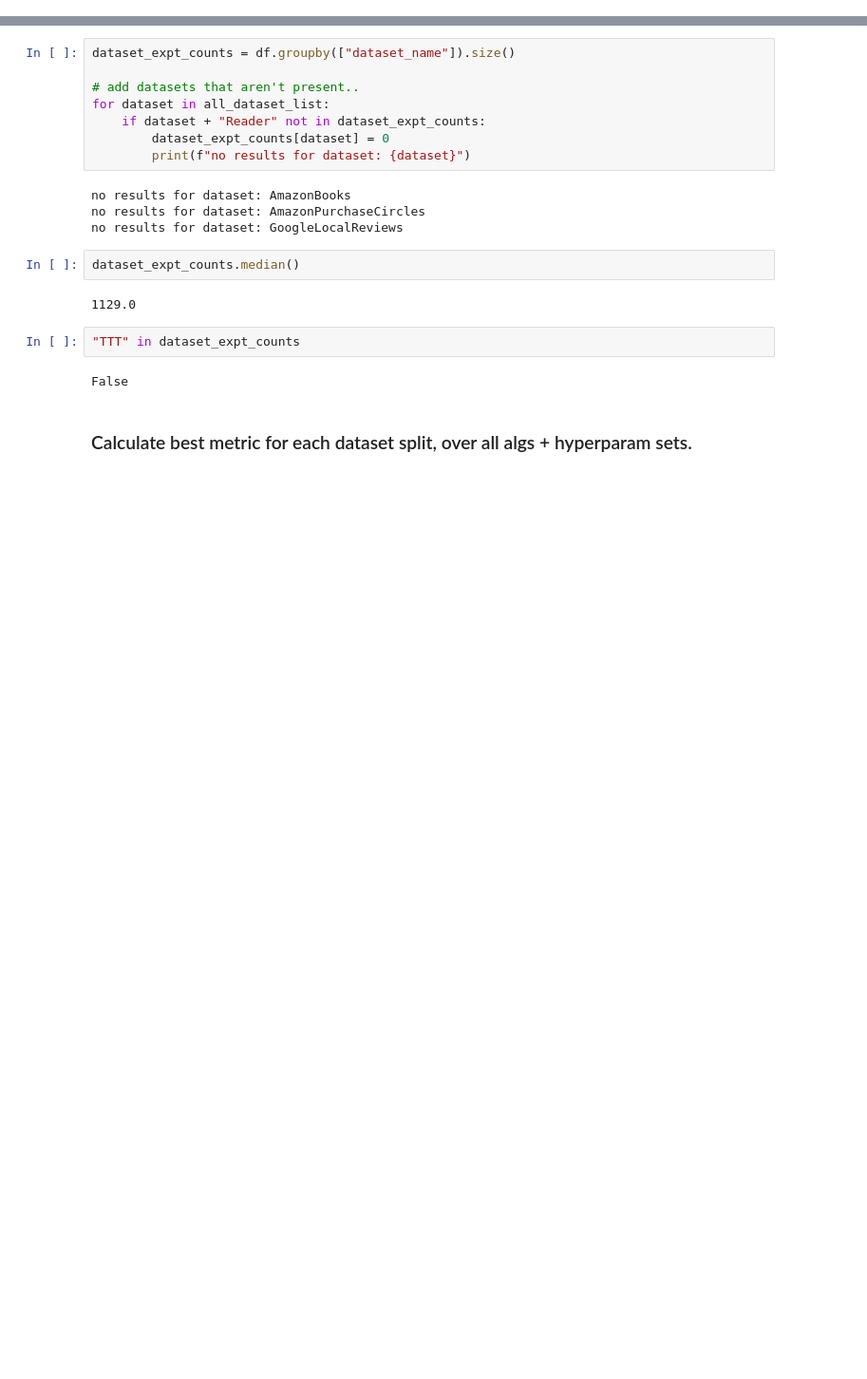
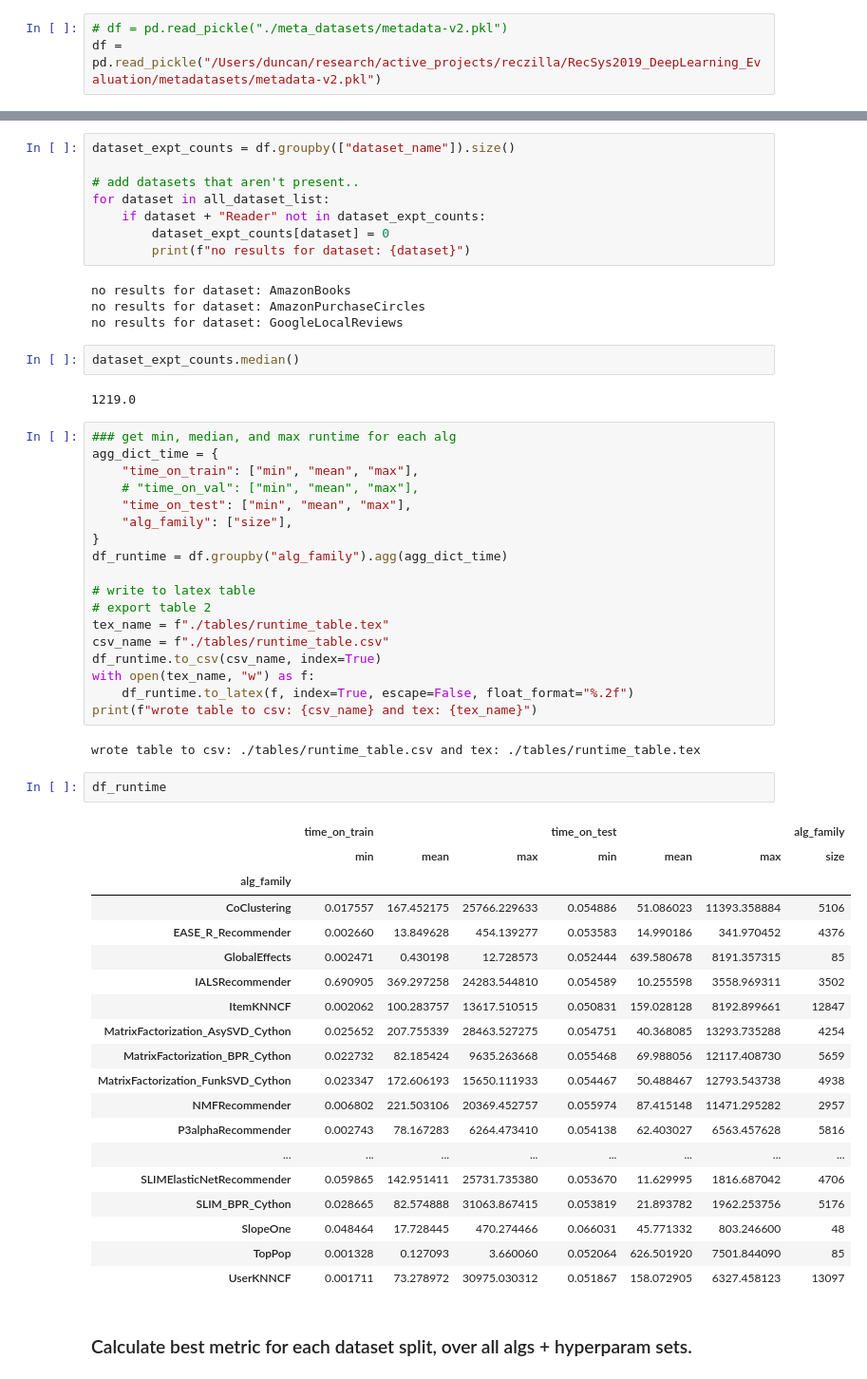
Before and after one commit to naszilla/reczilla, a Jupyter notebook: notebooks/best_alg_performance_tables.ipynb, the cells around one changed output, grey strips where cells are left out. Shown at 95% size. Cells and saved outputs as stored; diff of their text form; blank space fills up the shorter version.

```diff
--- a/notebooks/best_alg_performance_tables.ipynb
+++ b/notebooks/best_alg_performance_tables.ipynb
@@ -10,3 +8,6 @@ df = pd.read_pickle("./meta_datasets/metadata-v1.1.pkl")
+# %%
+# df = pd.read_pickle("./meta_datasets/metadata-v2.pkl")
+df = pd.read_pickle("/Users/duncan/research/active_projects/reczilla/RecSys2019_DeepLearning_Evaluation/metadatasets/metadata-v2.pkl")
 # %% [markdown]
 ### Basic metrics, number of experiments, etc
 
@@ -63,11 +66,49 @@ no results for dataset: GoogleLocalReviews
 # %%
 dataset_expt_counts.median()
 # %% [output]
-1129.0
+1219.0
-# %%
-"TTT" in dataset_expt_counts
-# %% [output]
-False
+# %%
+### get min, median, and max runtime for each alg
+agg_dict_time = {
+    "time_on_train": ["min", "mean", "max"],
+    # "time_on_val": ["min", "mean", "max"],
+    "time_on_test": ["min", "mean", "max"],
+    "alg_family": ["size"],
+}
+df_runtime = df.groupby("alg_family").agg(agg_dict_time)
+
+# write to latex table
+# export table 2
+tex_name = f"./tables/runtime_table.tex"
+csv_name = f"./tables/runtime_table.csv"
+df_runtime.to_csv(csv_name, index=True)
+with open(tex_name, "w") as f:
+    df_runtime.to_latex(f, index=True, escape=False, float_format="%.2f")
+print(f"wrote table to csv: {csv_name} and tex: {tex_name}")
+# %% [output]
+wrote table to csv: ./tables/runtime_table.csv and tex: ./tables/runtime_table.tex
+# %%
+df_runtime
+# %% [output]
+|  | time_on_train |  |  | time_on_test |  |  | alg_family |
+|  | min | mean | max | min | mean | max | size |
+| alg_family |  |  |  |  |  |  |  |
+| CoClustering | 0.017557 | 167.452175 | 25766.229633 | 0.054886 | 51.086023 | 11393.358884 | 5106 |
+| EASE_R_Recommender | 0.002660 | 13.849628 | 454.139277 | 0.053583 | 14.990186 | 341.970452 | 4376 |
+| GlobalEffects | 0.002471 | 0.430198 | 12.728573 | 0.052444 | 639.580678 | 8191.357315 | 85 |
+| IALSRecommender | 0.690905 | 369.297258 | 24283.544810 | 0.054589 | 10.255598 | 3558.969311 | 3502 |
+| ItemKNNCF | 0.002062 | 100.283757 | 13617.510515 | 0.050831 | 159.028128 | 8192.899661 | 12847 |
+| MatrixFactorization_AsySVD_Cython | 0.025652 | 207.755339 | 28463.527275 | 0.054751 | 40.368085 | 13293.735288 | 4254 |
+| MatrixFactorization_BPR_Cython | 0.022732 | 82.185424 | 9635.263668 | 0.055468 | 69.988056 | 12117.408730 | 5659 |
+| MatrixFactorization_FunkSVD_Cython | 0.023347 | 172.606193 | 15650.111933 | 0.054467 | 50.488467 | 12793.543738 | 4938 |
+| NMFRecommender | 0.006802 | 221.503106 | 20369.452757 | 0.055974 | 87.415148 | 11471.295282 | 2957 |
+| P3alphaRecommender | 0.002743 | 78.167283 | 6264.473410 | 0.054138 | 62.403027 | 6563.457628 | 5816 |
+| ... | ... | ... | ... | ... | ... | ... | ... |
+| SLIMElasticNetRecommender | 0.059865 | 142.951411 | 25731.735380 | 0.053670 | 11.629995 | 1816.687042 | 4706 |
+| SLIM_BPR_Cython | 0.028665 | 82.574888 | 31063.867415 | 0.053819 | 21.893782 | 1962.253756 | 5176 |
+| SlopeOne | 0.048464 | 17.728445 | 470.274466 | 0.066031 | 45.771332 | 803.246600 | 48 |
+| TopPop | 0.001328 | 0.127093 | 3.660060 | 0.052064 | 626.501920 | 7501.844090 | 85 |
+| UserKNNCF | 0.001711 | 73.278972 | 30975.030312 | 0.051867 | 158.072905 | 6327.458123 | 13097 |
 # %% [markdown]
 ### Calculate best metric for each dataset split, over all algs + hyperparam sets.
 # %%
```
Also changed, not shown: parts of 7 cells of this notebook, 1 other file.
